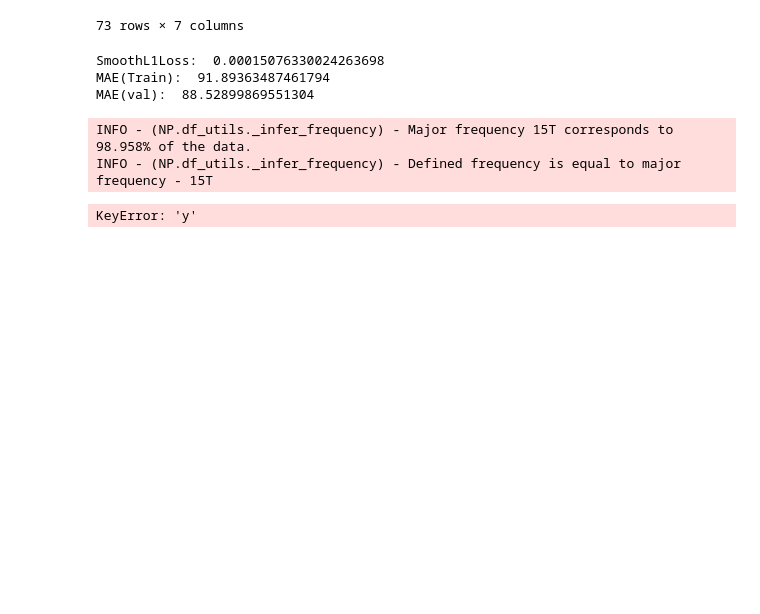
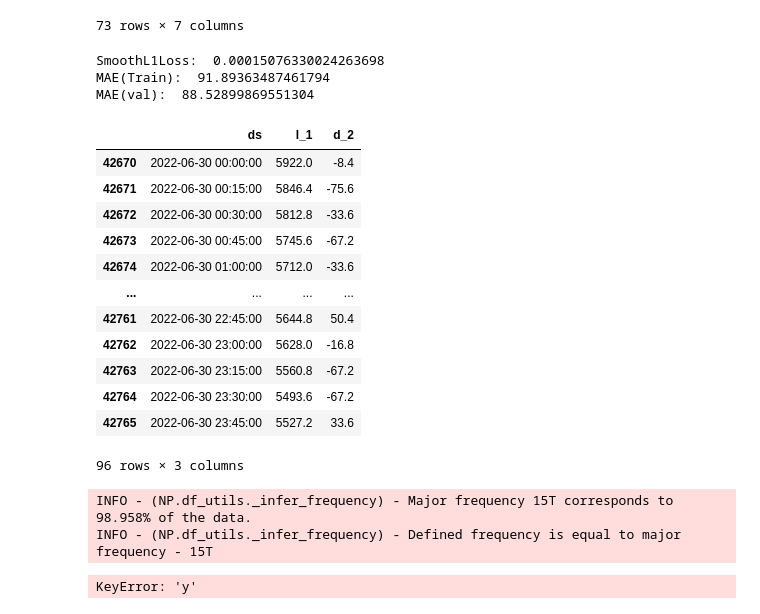
Before and after one commit to yeonkyoung/Time_Series, a Jupyter notebook: Temp_predict/moorim_prophet.ipynb, the cells around one changed output. Cells and saved outputs as stored; diff of their text form; code cells hidden in the pictures; blank space fills up the shorter version.

```diff
--- a/Temp_predict/moorim_prophet.ipynb
+++ b/Temp_predict/moorim_prophet.ipynb
@@ -226,7 +226,23 @@ import plotly.express as px
 #학습 선 그래프 생성
 px.line(metrics, y=['MAE', 'MAE_val'], width=800, height=400)
 # %%
-df_test=df_test.drop(['y'],axis=1)
+# df_test=df_test.drop(['y'],axis=1)
+
+df_test
+# %% [output]
+|  | ds | l_1 | d_2 |
+| 42670 | 2022-06-30 00:00:00 | 5922.0 | -8.4 |
+| 42671 | 2022-06-30 00:15:00 | 5846.4 | -75.6 |
+| 42672 | 2022-06-30 00:30:00 | 5812.8 | -33.6 |
+| 42673 | 2022-06-30 00:45:00 | 5745.6 | -67.2 |
+| 42674 | 2022-06-30 01:00:00 | 5712.0 | -33.6 |
+| ... | ... | ... | ... |
+| 42761 | 2022-06-30 22:45:00 | 5644.8 | 50.4 |
+| 42762 | 2022-06-30 23:00:00 | 5628.0 | -16.8 |
+| 42763 | 2022-06-30 23:15:00 | 5560.8 | -67.2 |
+| 42764 | 2022-06-30 23:30:00 | 5493.6 | -67.2 |
+| 42765 | 2022-06-30 23:45:00 | 5527.2 | 33.6 |
+96 rows × 3 columns
 # %%
 # fig, ax = plt.subplots(figsize=(14, 10))
 forecast = model_tune.predict(df_test)
```
Also changed, not shown: parts of 1 cell of this notebook, 1 other file.
